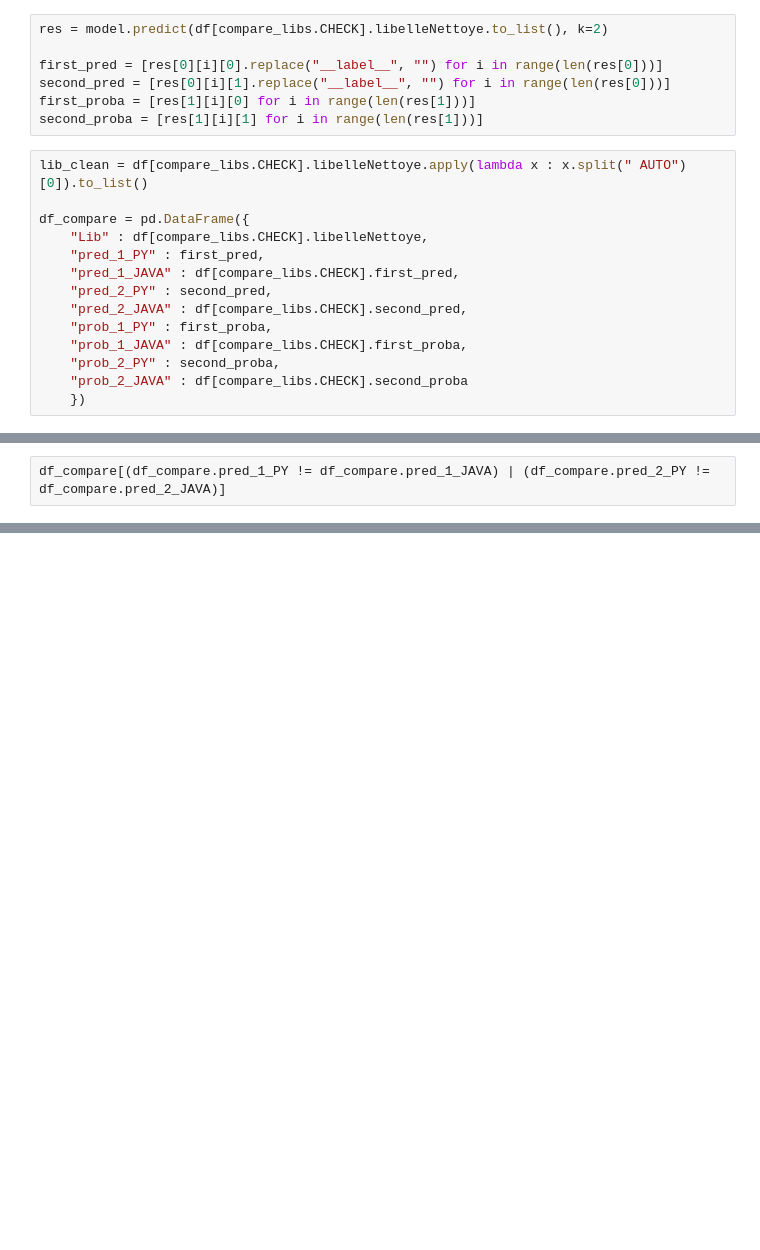
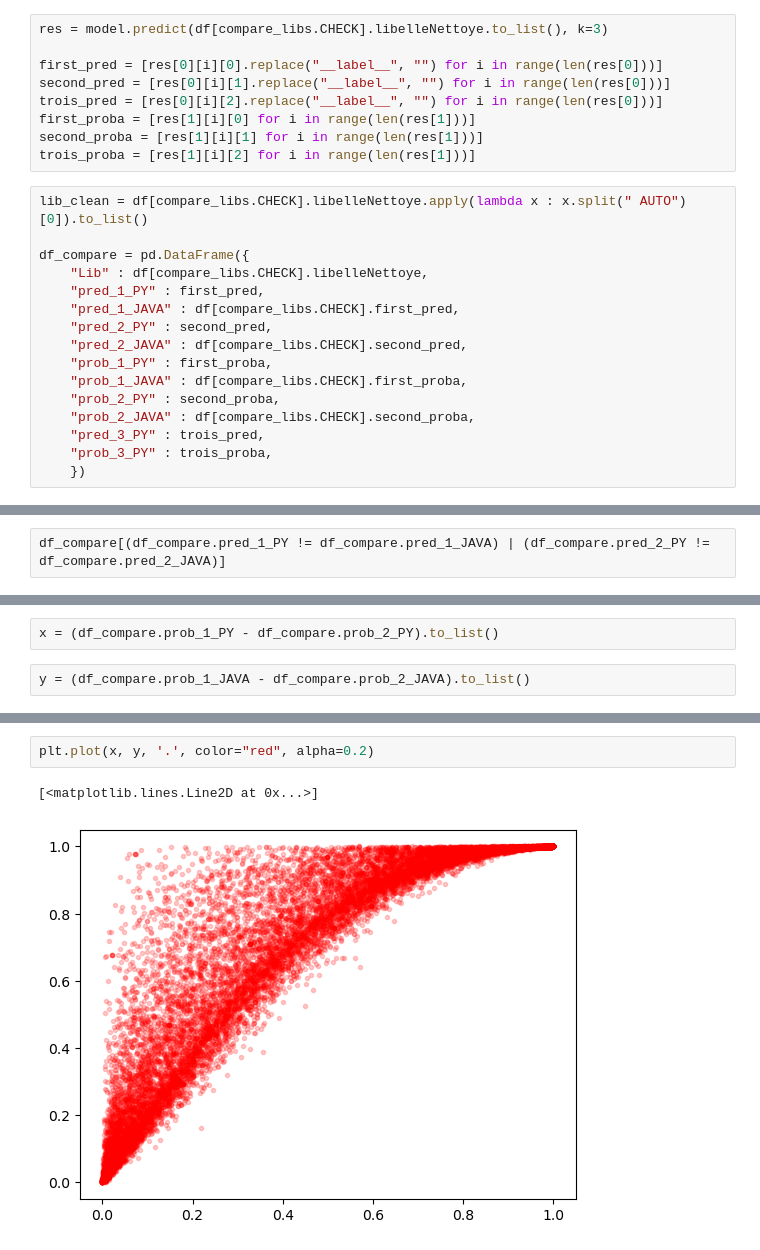
Before and after one commit to InseeFrLab/codif-ape-train, a Jupyter notebook: notebooks/log_exploration.ipynb, the cells around one changed output, grey strips where cells are left out. Drawn from its saved outputs; the diff is of its cells as text; blank space fills up the shorter version.

```diff
--- a/notebooks/log_exploration.ipynb
+++ b/notebooks/log_exploration.ipynb
@@ -178,10 +453,12 @@ model = fasttext.load_model("../models/model.bin")
 # %%
-res = model.predict(df[compare_libs.CHECK].libelleNettoye.to_list(), k=2)
+res = model.predict(df[compare_libs.CHECK].libelleNettoye.to_list(), k=3)
 
 first_pred = [res[0][i][0].replace("__label__", "") for i in range(len(res[0]))]
 second_pred = [res[0][i][1].replace("__label__", "") for i in range(len(res[0]))]
+trois_pred = [res[0][i][2].replace("__label__", "") for i in range(len(res[0]))]
 first_proba = [res[1][i][0] for i in range(len(res[1]))]
 second_proba = [res[1][i][1] for i in range(len(res[1]))]
+trois_proba = [res[1][i][2] for i in range(len(res[1]))]
 # %%
 lib_clean = df[compare_libs.CHECK].libelleNettoye.apply(lambda x : x.split(" AUTO")[0]).to_list()
 
@@ -194,5 +471,7 @@ df_compare = pd.DataFrame({
     "prob_1_PY" : first_proba,
     "prob_1_JAVA" : df[compare_libs.CHECK].first_proba,
     "prob_2_PY" : second_proba,
-    "prob_2_JAVA" : df[compare_libs.CHECK].second_proba
+    "prob_2_JAVA" : df[compare_libs.CHECK].second_proba,
+    "pred_3_PY" : trois_pred,
+    "prob_3_PY" : trois_proba,
     })
@@ -204,0 +542,4 @@ df_compare[(df_compare.pred_1_PY != df_compare.pred_1_JAVA) | (df_compare.pred_2
+# %%
+x = (df_compare.prob_1_PY - df_compare.prob_2_PY).to_list()
+# %%
+y = (df_compare.prob_1_JAVA - df_compare.prob_2_JAVA).to_list()
@@ -204,0 +566,5 @@ df_compare[(df_compare.pred_1_PY != df_compare.pred_1_JAVA) | (df_compare.pred_2
+# %%
+plt.plot(x, y, '.', color="red", alpha=0.2)
+# %% [output]
+[<matplotlib.lines.Line2D at 0x...>]
+[figure, added]
```
Also changed, not shown: parts of 15 cells of this notebook.
